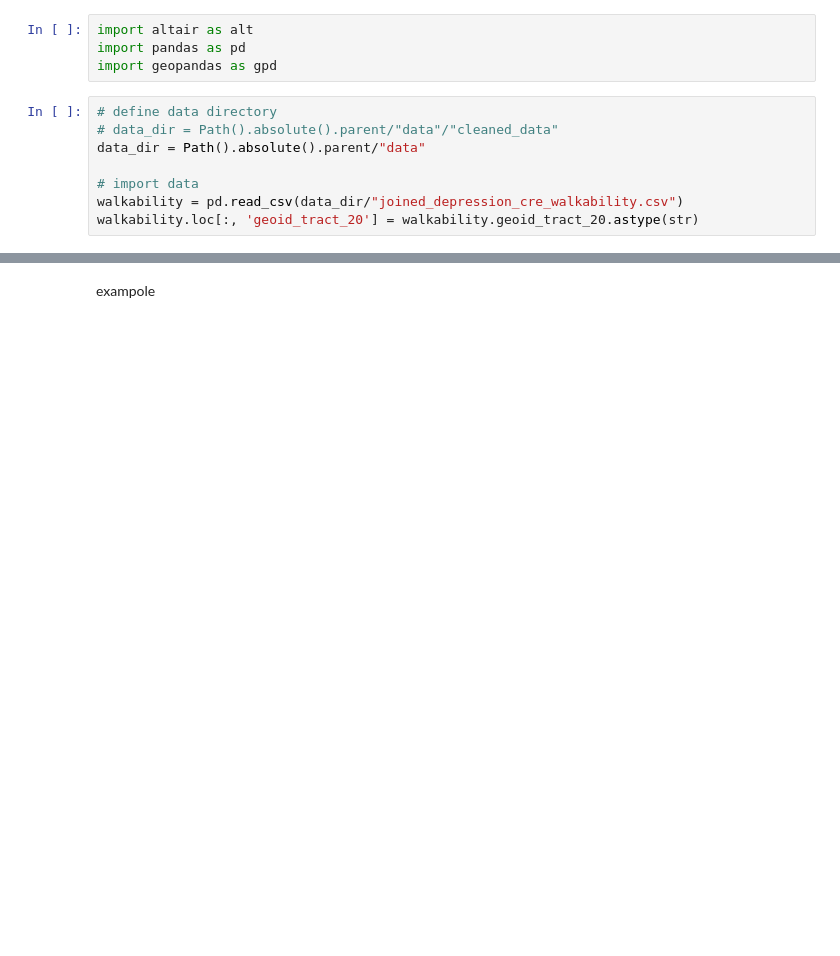
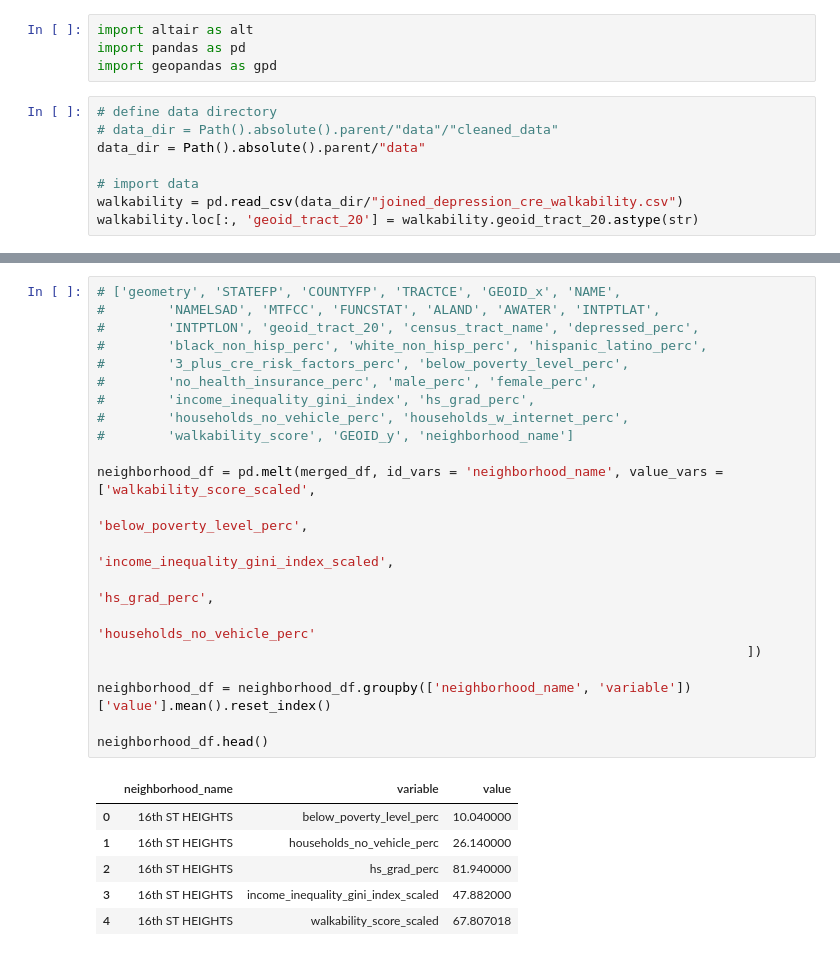
Before and after one commit to valeriavla/dc_walkability, a Jupyter notebook: code/interactive-walkability-bargraph.ipynb, the cells around one changed output, grey strips where cells are left out. Cells and saved outputs as stored; diff of their text form; blank space fills up the shorter version.

```diff
--- a/code/interactive-walkability-bargraph.ipynb
+++ b/code/interactive-walkability-bargraph.ipynb
@@ -63,2 +65,28 @@ chart
-# %% [markdown]
-exampole
+# %%
+# ['geometry', 'STATEFP', 'COUNTYFP', 'TRACTCE', 'GEOID_x', 'NAME',
+#        'NAMELSAD', 'MTFCC', 'FUNCSTAT', 'ALAND', 'AWATER', 'INTPTLAT',
+#        'INTPTLON', 'geoid_tract_20', 'census_tract_name', 'depressed_perc',
+#        'black_non_hisp_perc', 'white_non_hisp_perc', 'hispanic_latino_perc',
+#        '3_plus_cre_risk_factors_perc', 'below_poverty_level_perc',
+#        'no_health_insurance_perc', 'male_perc', 'female_perc',
+#        'income_inequality_gini_index', 'hs_grad_perc',
+#        'households_no_vehicle_perc', 'households_w_internet_perc',
+#        'walkability_score', 'GEOID_y', 'neighborhood_name']
+
+neighborhood_df = pd.melt(merged_df, id_vars = 'neighborhood_name', value_vars = ['walkability_score_scaled',
+                                                                                    'below_poverty_level_perc',
+                                                                                    'income_inequality_gini_index_scaled',
+                                                                                    'hs_grad_perc',
+                                                                                    'households_no_vehicle_perc'
+                                                                                   ])
+
+neighborhood_df = neighborhood_df.groupby(['neighborhood_name', 'variable'])['value'].mean().reset_index()
+
+neighborhood_df.head()
+# %% [output]
+|  | neighborhood_name | variable | value |
+| 0 | 16th ST HEIGHTS | below_poverty_level_perc | 10.040000 |
+| 1 | 16th ST HEIGHTS | households_no_vehicle_perc | 26.140000 |
+| 2 | 16th ST HEIGHTS | hs_grad_perc | 81.940000 |
+| 3 | 16th ST HEIGHTS | income_inequality_gini_index_scaled | 47.882000 |
+| 4 | 16th ST HEIGHTS | walkability_score_scaled | 67.807018 |
```
Also changed, not shown: parts of 12 cells of this notebook.
